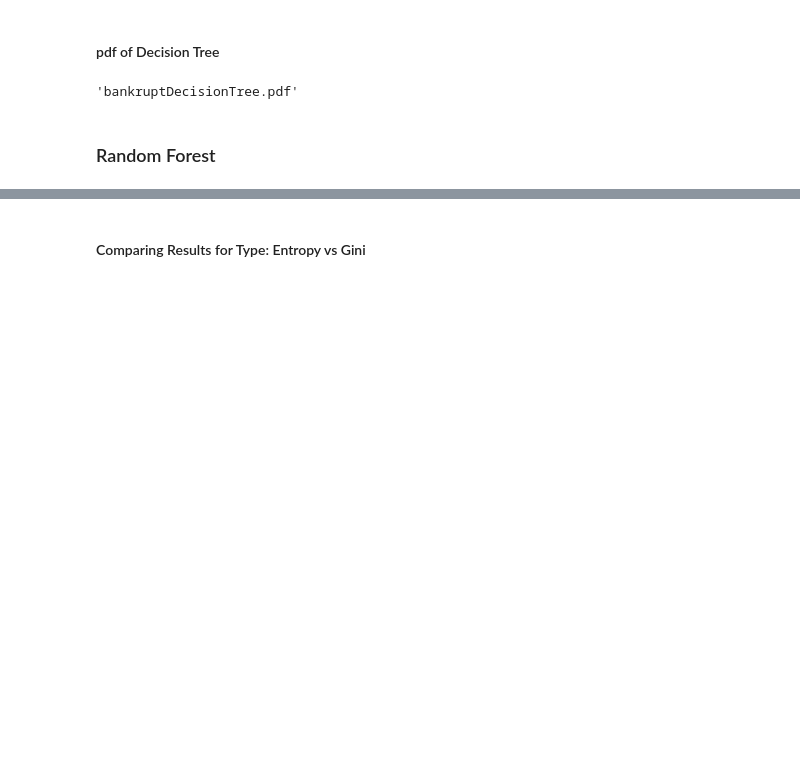
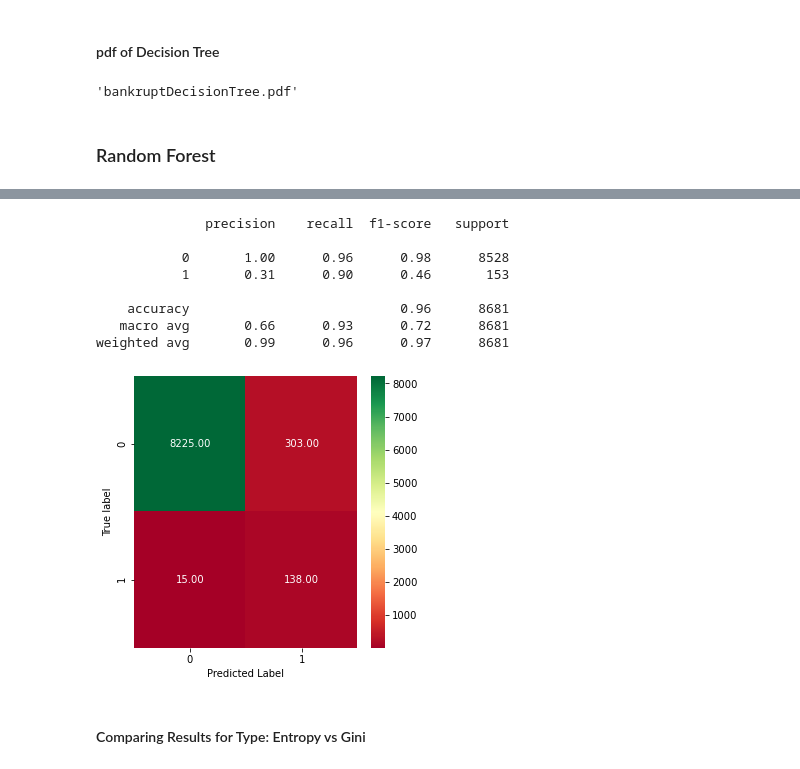
Before and after one commit to KeeganH2O/DS160_Final_Project_BWT_KSH, a Jupyter notebook: FinalProject_KSH_BWT.ipynb, the cells around one changed output, grey strips where cells are left out. Saved outputs shown, nothing was run; the diff lists cells and outputs as text; code cells hidden in the pictures; blank space fills up the shorter version.

```diff
--- a/FinalProject_KSH_BWT.ipynb
+++ b/FinalProject_KSH_BWT.ipynb
@@ -282,2 +335,14 @@ weighted avg       0.98      0.96      0.97      8681
+# %%
+RandomForest(0.15, 10, 'entropy')
+# %% [output]
+              precision    recall  f1-score   support
+
+           0       1.00      0.96      0.98      8528
+           1       0.31      0.90      0.46       153
+
+    accuracy                           0.96      8681
+   macro avg       0.66      0.93      0.72      8681
+weighted avg       0.99      0.96      0.97      8681
+[figure, added]
 # %% [markdown]
 #### Comparing Results for Type: Entropy vs Gini
```
Also changed, not shown: parts of 17 cells of this notebook.
